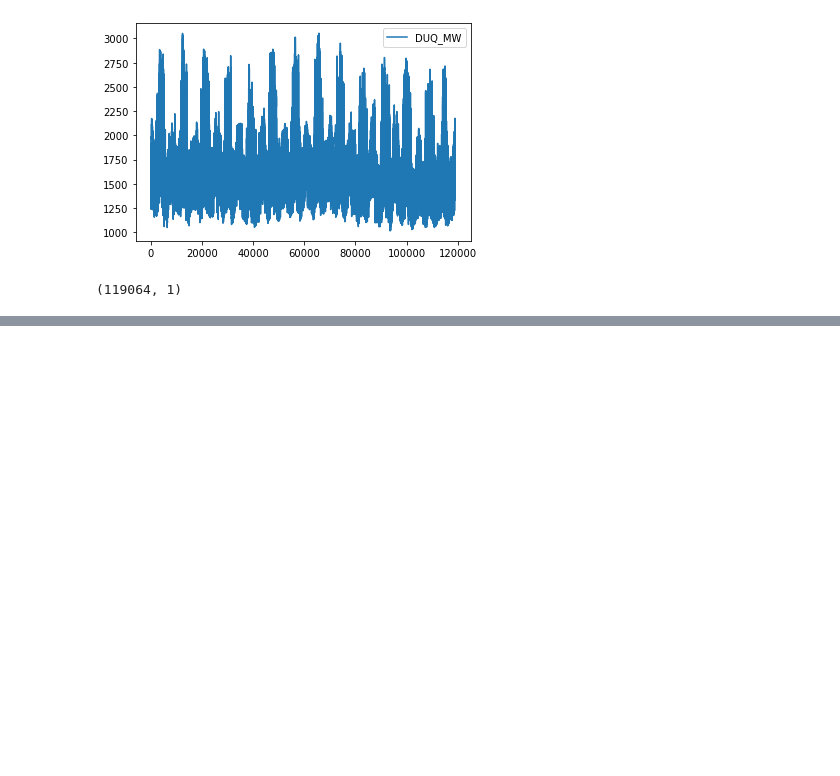
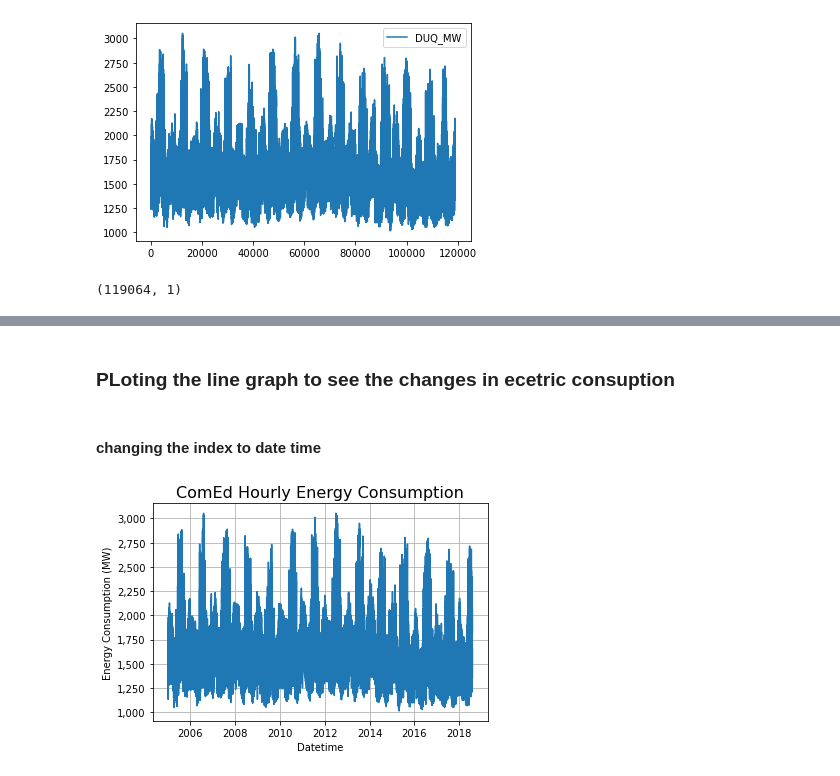
Before and after one commit to allokkk/Capstone_Two, a Jupyter notebook: CapstoneTwo.ipynb, the cells around one changed output, grey strips where cells are left out. Saved outputs shown, nothing was run; the diff lists cells and outputs as text; code cells hidden in the pictures; blank space fills up the shorter version.

```diff
--- a/CapstoneTwo.ipynb
+++ b/CapstoneTwo.ipynb
@@ -294,0 +345,14 @@ plot_series(time, power)
+# %% [markdown]
+### PLoting the line graph to see the changes in ecetric consuption
+# %% [markdown]
+#### changing the index to date time
+# %%
+ax = sns.lineplot(data=data, x='Datetime', y='DUQ_MW')
+ax.yaxis.set_major_formatter(ticker.StrMethodFormatter('{x:,.0f}'))
+plt.xlabel('Datetime')
+plt.ylabel('Energy Consumption (MW)')
+plt.title('ComEd Hourly Energy Consumption', fontsize=16)
+plt.grid(True)
+plt.show()
+# %% [output]
+[figure, added]
```
Also changed, not shown: parts of 21 cells of this notebook.
